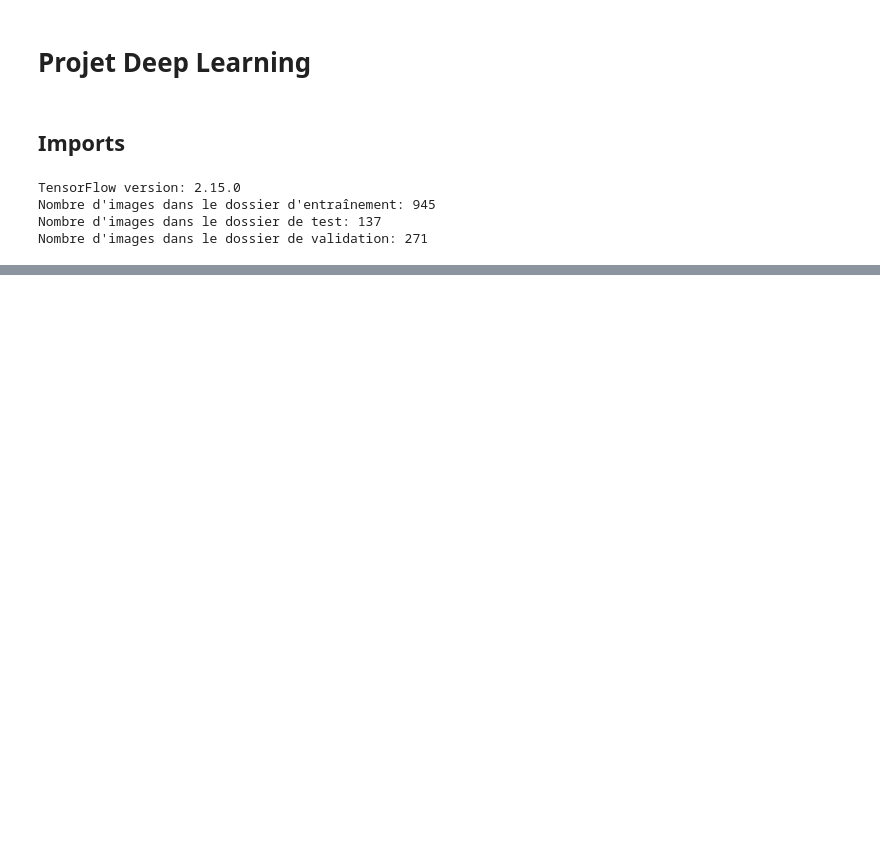
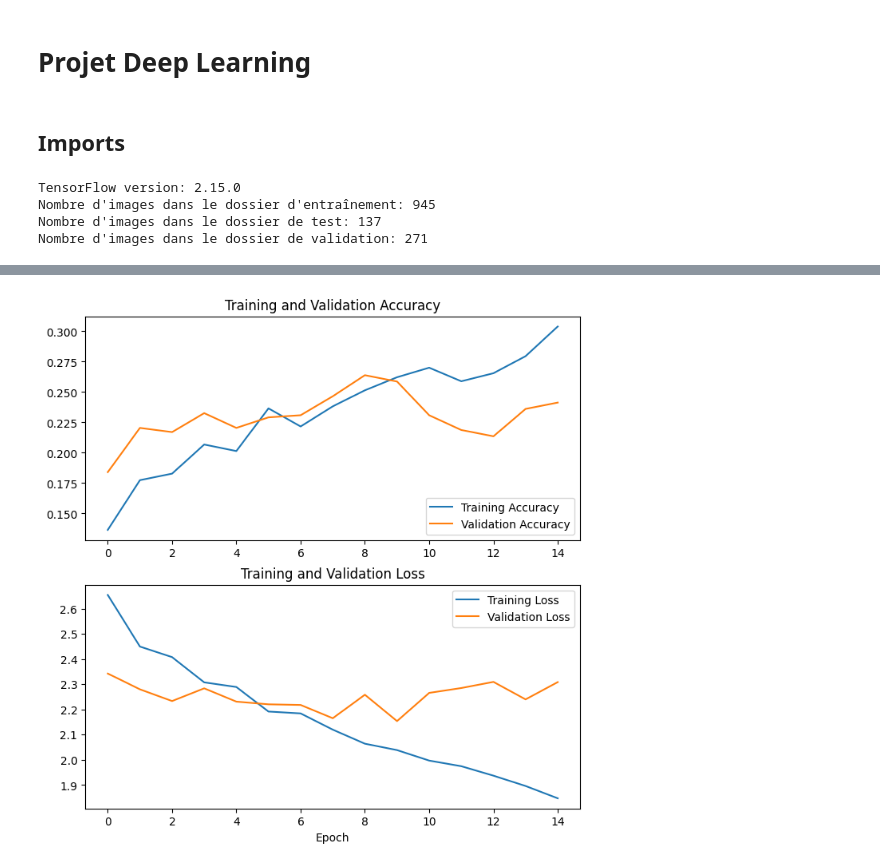
Before and after one commit to LunaGrandjean/PROJET_DEEP_LEARNING, a Jupyter notebook: Projet.ipynb, the cells around one changed output, grey strips where cells are left out. Saved outputs shown, nothing was run; the diff lists cells and outputs as text; code cells hidden in the pictures; blank space fills up the shorter version.

```diff
--- a/Projet.ipynb
+++ b/Projet.ipynb
@@ -112,0 +213,14 @@ Image croppée vide pour l'image FishDataset554_png.rf.27536e4740fb6e7e032430218
+# %%
+# Entraînement du modèle
+history = model.fit(
+    train_generator,
+    steps_per_epoch=train_generator.samples // train_generator.batch_size,
+    epochs=50,
+    validation_data=validation_generator,
+    validation_steps=validation_generator.samples // validation_generator.batch_size,
+    callbacks=[tf.keras.callbacks.EarlyStopping(monitor='val_loss', patience=5, restore_best_weights=True)])
+
+# Evaluation du modèle
+
+val_loss, val_acc = model.evaluate(validation_generator, steps=validation_generator.samples // validation_generator.batch_size)
+print(f'Validation loss: {val_loss}, Validation accuracy: {val_acc}')
@@ -112,0 +245,27 @@ Image croppée vide pour l'image FishDataset554_png.rf.27536e4740fb6e7e032430218
+# %%
+# Visualisation des résultats de l'entraînement
+import matplotlib.pyplot as plt
+
+acc = history.history['accuracy']
+val_acc = history.history['val_accuracy']
+loss = history.history['loss']
+val_loss = history.history['val_loss']
+
+epochs = range(len(acc))
+
+plt.figure(figsize=(8, 8))
+plt.subplot(2, 1, 1)
+plt.plot(epochs, acc, label='Training Accuracy')
+plt.plot(epochs, val_acc, label='Validation Accuracy')
+plt.legend(loc='lower right')
+plt.title('Training and Validation Accuracy')
+
+plt.subplot(2, 1, 2)
+plt.plot(epochs, loss, label='Training Loss')
+plt.plot(epochs, val_loss, label='Validation Loss')
+plt.legend(loc='upper right')
+plt.title('Training and Validation Loss')
+plt.xlabel('Epoch')
+plt.show()
+# %% [output]
+[figure, added]
```
Also changed, not shown: parts of 7 cells of this notebook.
